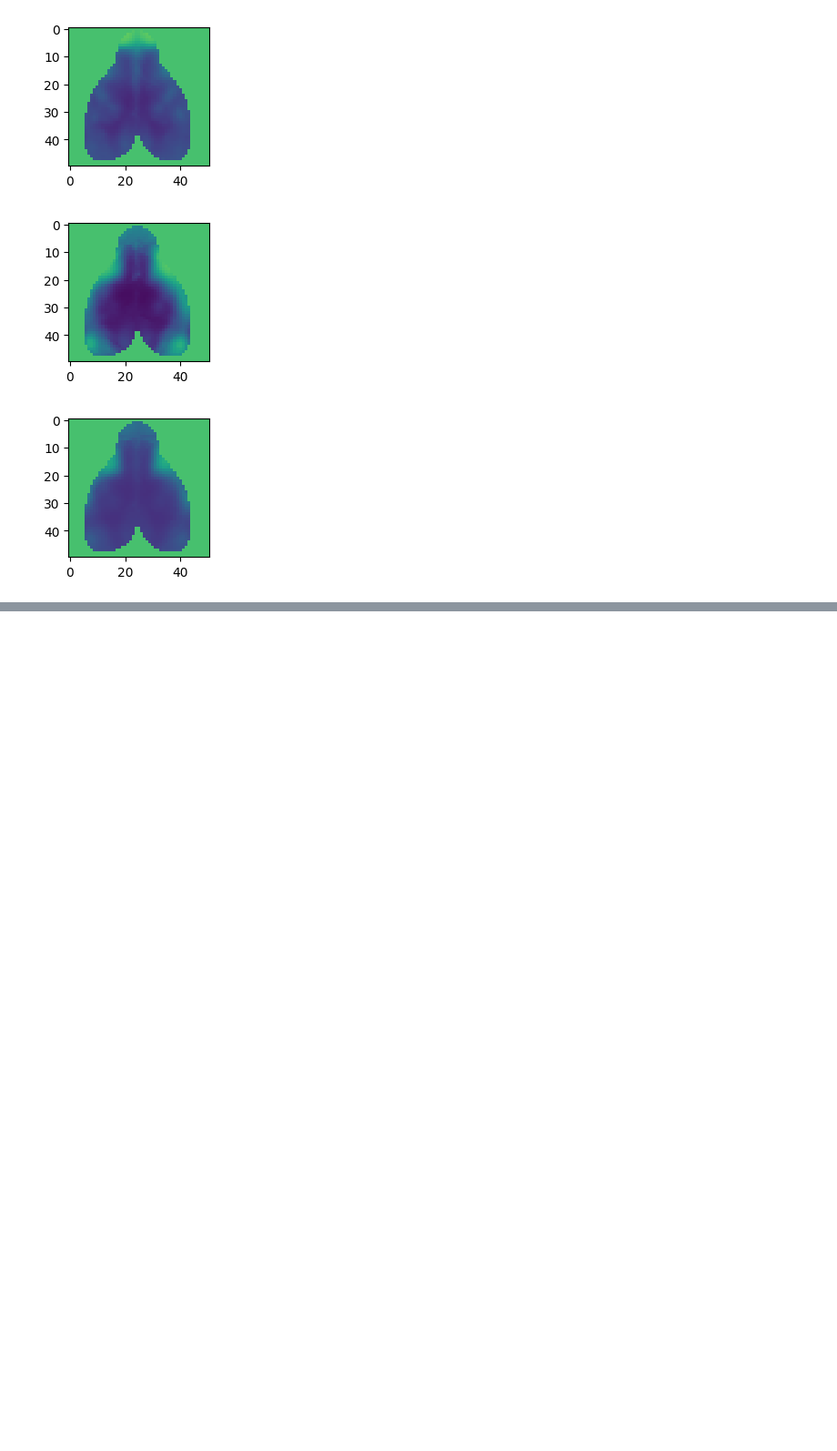
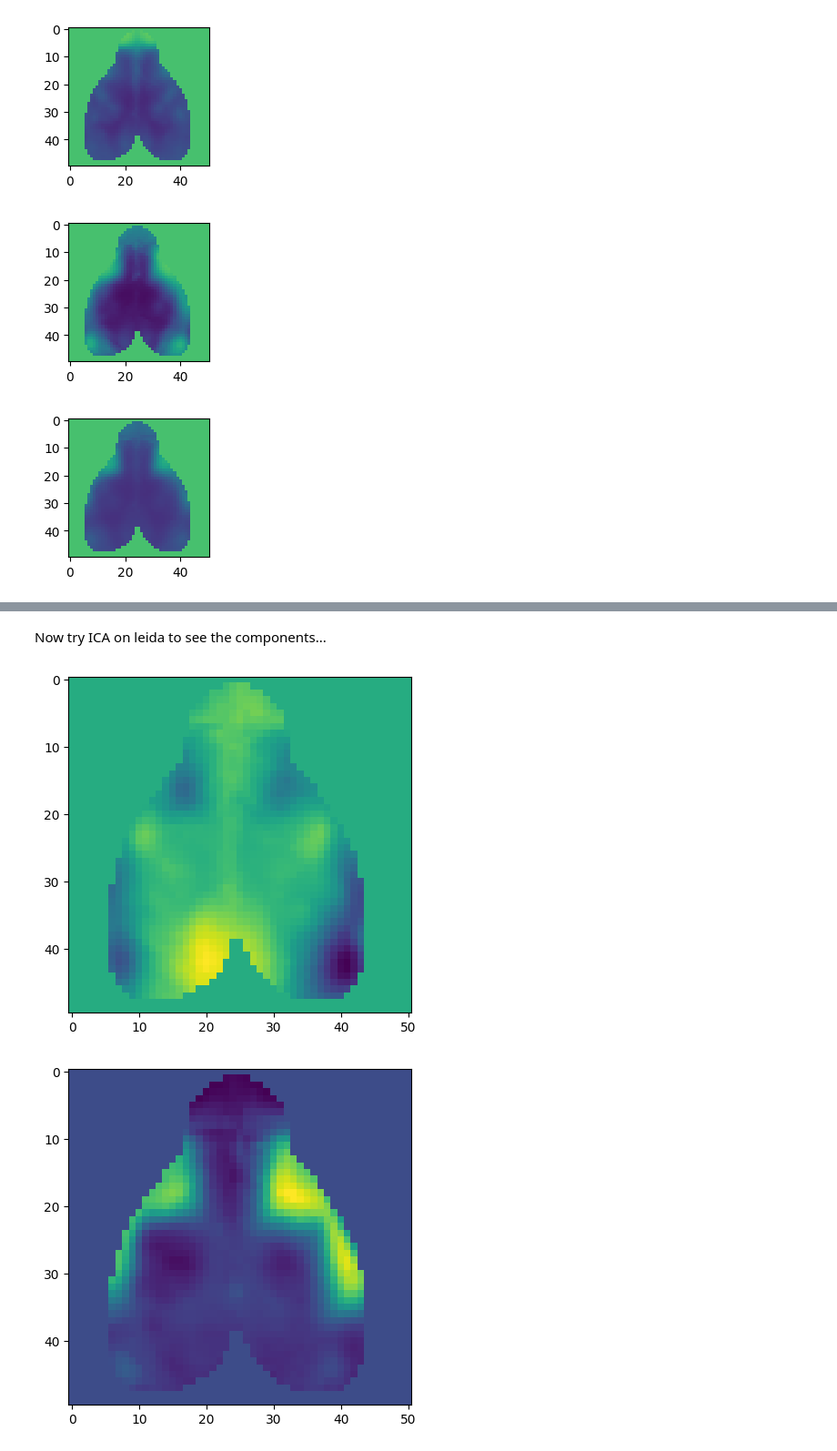
Before and after one commit to alteriis/calcium_dynamics, a Jupyter notebook: compute/Compute Leida- Leading Eigenvector.ipynb, the cells around one changed output, grey strips where cells are left out. Shown: that part at 91% size. Cells and saved outputs as stored; diff of their text form; code cells hidden in the pictures; blank space fills up the shorter version.

```diff
--- a/compute/Compute Leida- Leading Eigenvector.ipynb
+++ b/compute/Compute Leida- Leading Eigenvector.ipynb
@@ -177,0 +161,18 @@ for i,centroid in enumerate(km.cluster_centers_):
+# %% [markdown]
+Now try ICA on leida to see the components...
+# %%
+from sklearn.decomposition import FastICA
+
+
+n_comp = 10
+model = FastICA(n_components = n_comp,whiten='unit-variance')
+S = model.fit_transform(eigenvectors_all) # started 10.04
+# %%
+components = model.mixing_
+size = eigenvectors_all.shape[1]
+
+for i in range(n_comp):
+    connectivity_measures.show_array(components[:,i],H,W,good_indices)
+# %% [output]
+[figure, added]
+[figure, added]
```
Also changed, not shown: parts of 30 cells of this notebook, 2 other files.
